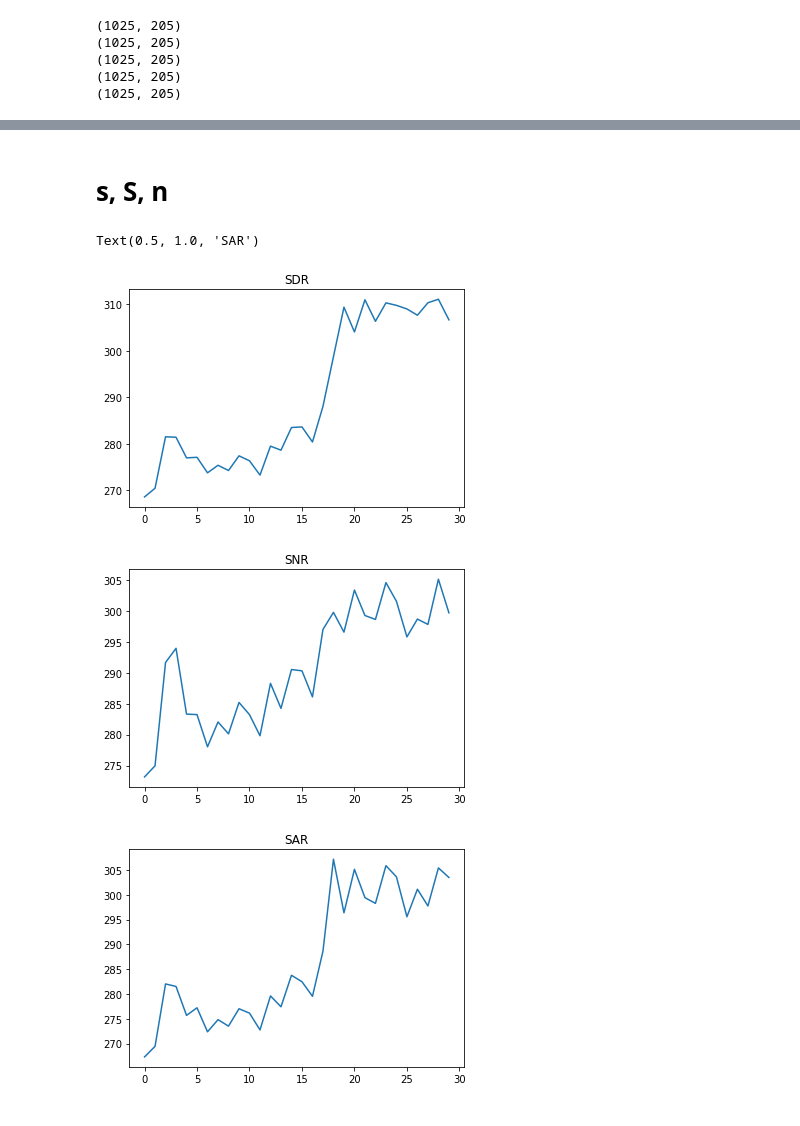
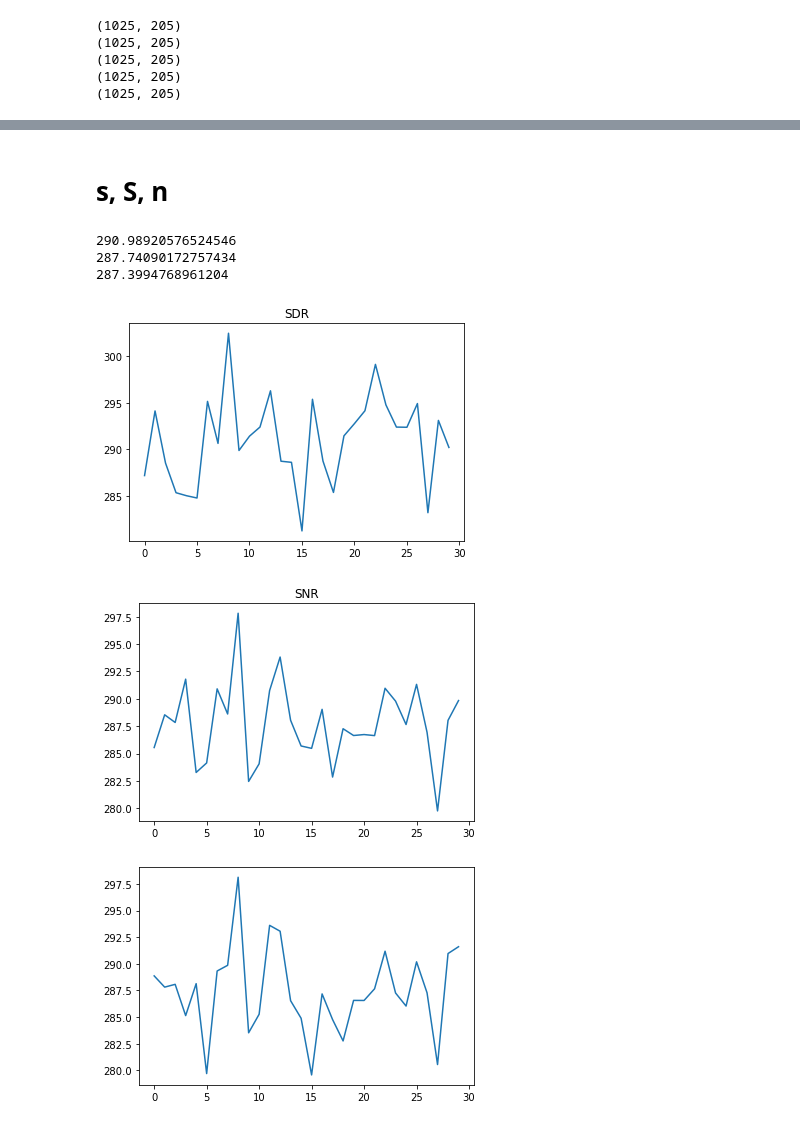
Before and after one commit to kooBH/prac, a Jupyter notebook: Artifacts_SAR.ipynb, the cells around one changed output, grey strips where cells are left out. Drawn from its saved outputs; the diff is of its cells as text; code cells hidden in the pictures.

Commit message:
mag domain artifacts

```diff
--- a/Artifacts_SAR.ipynb
+++ b/Artifacts_SAR.ipynb
@@ -124,16 +124,16 @@ def GET(s,s_hat,n,T=1024,L=1,shift=1024,n_frame = 0):
 
     for i in range(n_frame) :
         ## per frame
-        idx = (i+10)*shift
-        tmp_s = s[:,i]
-        tmp_s_hat = s_hat[:,i]
-        tmp_n = n[:,i]
+        idx = (i+100)
+        tmp_s = s[:,idx]
+        tmp_s_hat = s_hat[:,idx]
+        tmp_n = n[:,idx]
 
 
         for j in range(L):
-            A_s[:,j] = s[:,i+j]
-            A_sn[:,j] = s[:,i+j]
-            A_sn[:,L+j] = n[:,i+j]
+            A_s[:,j] = s[:,idx+j]
+            A_sn[:,j] = s[:,idx+j]
+            A_sn[:,L+j] = n[:,idx+j]
 
         ## projection matrix
         # (2)
@@ -155,6 +155,7 @@ def GET(s,s_hat,n,T=1024,L=1,shift=1024,n_frame = 0):
         SNR = 10*np.log10(abs_target/np.sum(np.power(e_noise,2)))
         # 9
         SAR = 10*np.log10(np.sum(np.power(s_target+e_noise,2))/np.sum(np.power(e_artif,2)))
+        #SAR = 10*np.log10(np.sum(np.power(s_target,2))/np.sum(np.power(e_artif,2)))
 
         list_SDR[i] = SDR
         list_SNR[i] = SNR
@@ -431,22 +450,27 @@ Text(0.5, 1.0, 'SAR')
 # %%
-list_SDR,list_SNR,list_SAR = GET(S,S,N,T=1025,n_frame=30)
+list_SDR,list_SNR,list_SAR = GET(S,S,N,L=5,T=1025,n_frame=30)
 
 ipd.display(ipd.Markdown('# s, S, n'))
 
 plt.figure()
 plt.plot(list_SDR)
 plt.title("SDR")
 
 plt.figure()
 plt.plot(list_SNR)
 plt.title("SNR")
 
 plt.figure()
 plt.plot(list_SAR)
-plt.title("SAR")
+
+print(np.mean(list_SDR))
+print(np.mean(list_SNR))
+print(np.mean(list_SAR))
 # %% [output]
 # s, S, n
-Text(0.5, 1.0, 'SAR')
+290.98920576524546
+287.74090172757434
+287.3994768961204
-[figure, old version]
+[figure, new version]
-[figure, old version]
+[figure, new version]
-[figure, old version]
+[figure, new version]
```
Also changed, not shown: parts of 17 cells of this notebook.
